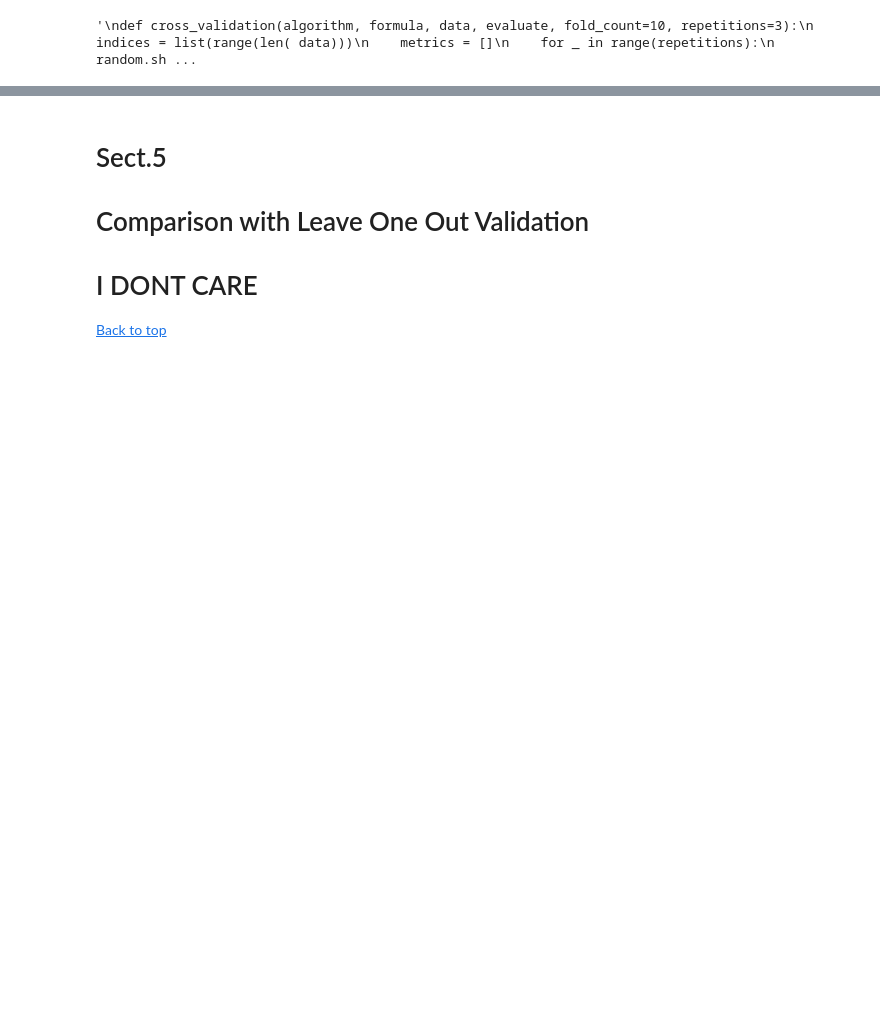
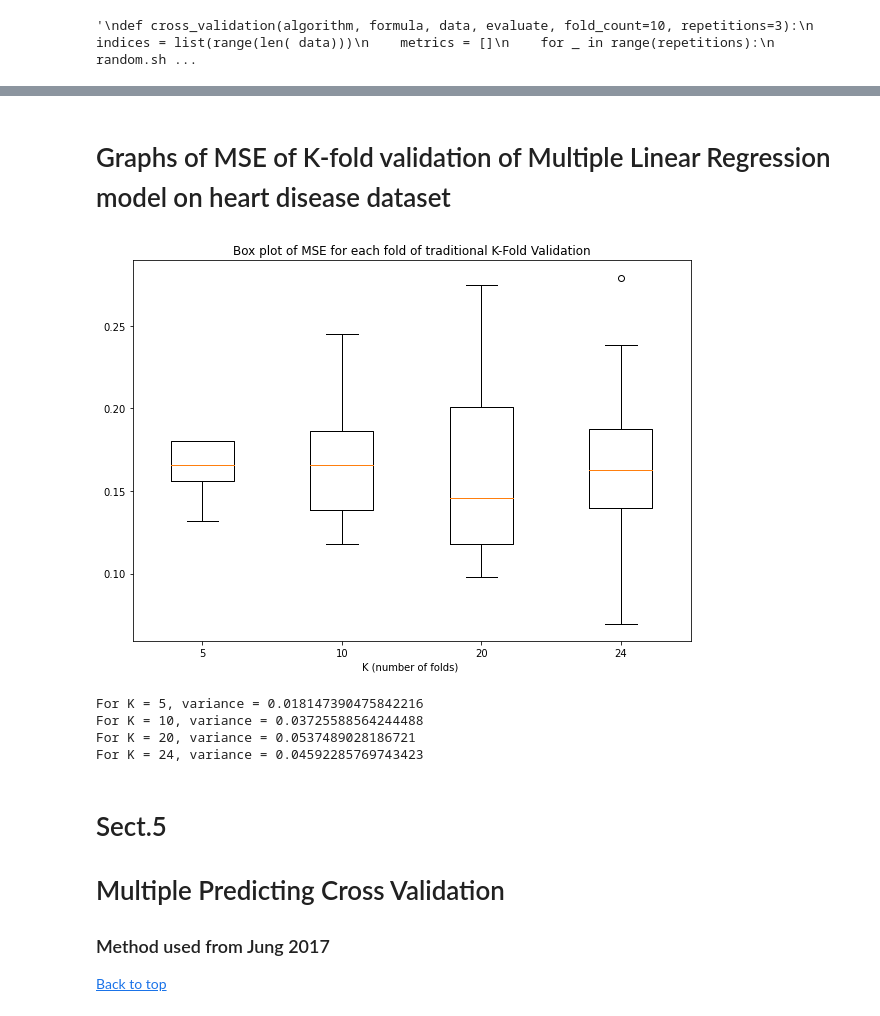
Before and after one commit to rsvpros/K-fold-CV-investigation, a Jupyter notebook: K-fold-CV.ipynb, the cells around one changed output, grey strips where cells are left out. Drawn from its saved outputs; the diff is of its cells as text; code cells hidden in the pictures; blank space fills up the shorter version.

Commit message:
K fold vs MSPE working

```diff
--- a/K-fold-CV.ipynb
+++ b/K-fold-CV.ipynb
@@ -520,8 +559,4 @@ def cross_validation(data, fold_count=10):
 # %%
-test_data, train_data = cross_validation(heart)
-
-len(test_data), len(train_data)
-
-
-train_data
+metrics_5 = cross_validation(heart, fold_count = 5)
+metrics_5
 # %% [output]
@@ -605,0 +587,3 @@ len(y_prediction.T)
+# %%
+metrics_10 = cross_validation(heart, fold_count = 10)
+metrics_10
@@ -605,0 +620,3 @@ len(y_prediction.T)
+# %%
+metrics_20 = cross_validation(heart, fold_count = 20)
+metrics_20
@@ -605,0 +663,3 @@ len(y_prediction.T)
+# %%
+metrics_24 = cross_validation(heart, fold_count = 24)
+metrics_24
@@ -606,8 +701,47 @@ len(y_prediction.T)
+# %% [markdown]
+# Graphs of MSE of K-fold validation of Multiple Linear Regression model on heart disease dataset
+# %%
+
+
+#ref: https://www.geeksforgeeks.org/box-plot-in-python-using-matplotlib/
+#https://matplotlib.org/stable/api/_as_gen/matplotlib.pyplot.boxplot.html
+# Creating dataset
+data = [metrics_5, metrics_10, metrics_20, metrics_24]
+
+fig = plt.figure(figsize =(10, 7))
+ax = fig.add_subplot(111)
+
+# Creating axes instance (horizontal box plot)
+bp = ax.boxplot(data, vert = 1)
+
+# x-axis labels
+#ax.set_yticklabels([''])
+ax.set_xlabel('K (number of folds) ')
+ax.set_xticklabels(['5', '10', '20', '24'])
+
+
+# Adding title
+plt.title("Box plot of MSE for each fold of traditional K-Fold Validation")
+
+mean_GDP = np.mean(data)
+median_GDP = np.median(data)
+print()
+# %% [output]
+[figure, added]
+# %%
+numFolds= ['5', '10', '20', '24']
+
+for metric, fold in zip(data, numFolds):
+    #print(metric)
+    print(f"For K = {fold}, variance = {np.std(metric)}")
+# %% [output]
+For K = 5, variance = 0.018147390475842216
+For K = 10, variance = 0.03725588564244488
+For K = 20, variance = 0.0537489028186721
+For K = 24, variance = 0.04592285769743423
 # %% [markdown]
 # Sect.5
-# Comparison with Leave One Out Validation
+# Multiple Predicting Cross Validation
+### Method used from Jung 2017
 
-
-
-# I DONT CARE
 [Back to top](#TOC)
```
Also changed, not shown: parts of 28 cells of this notebook.
